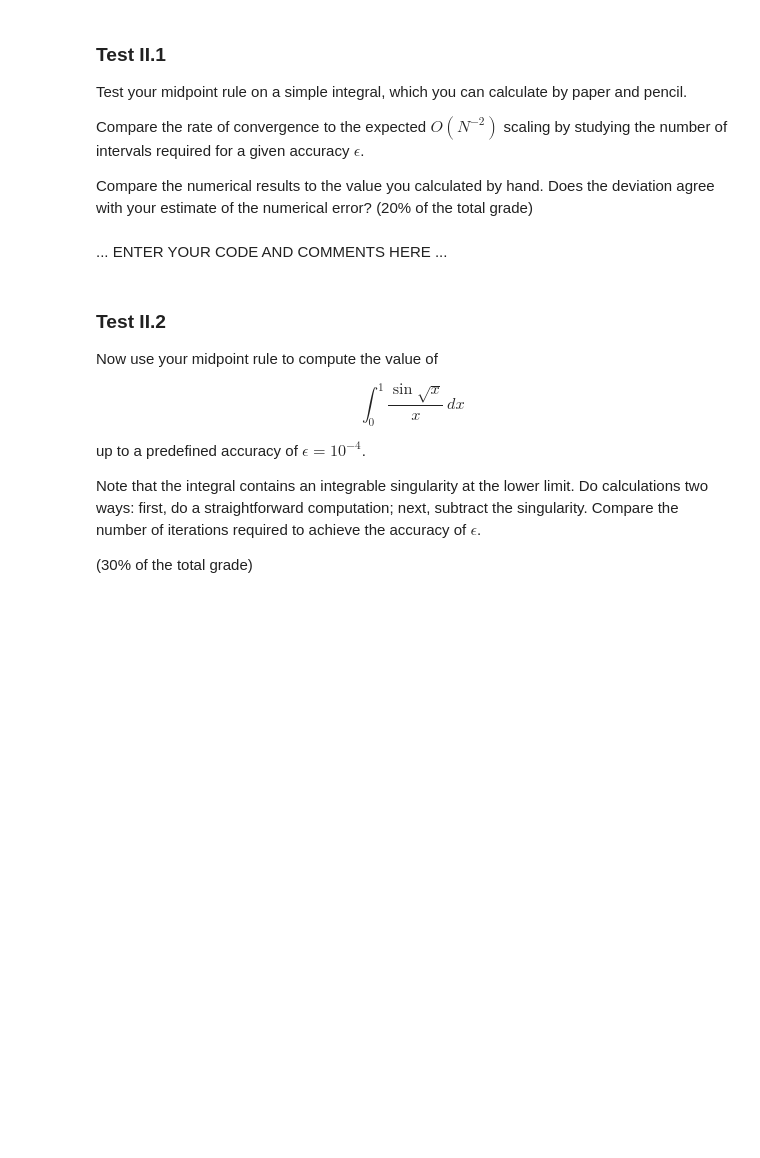
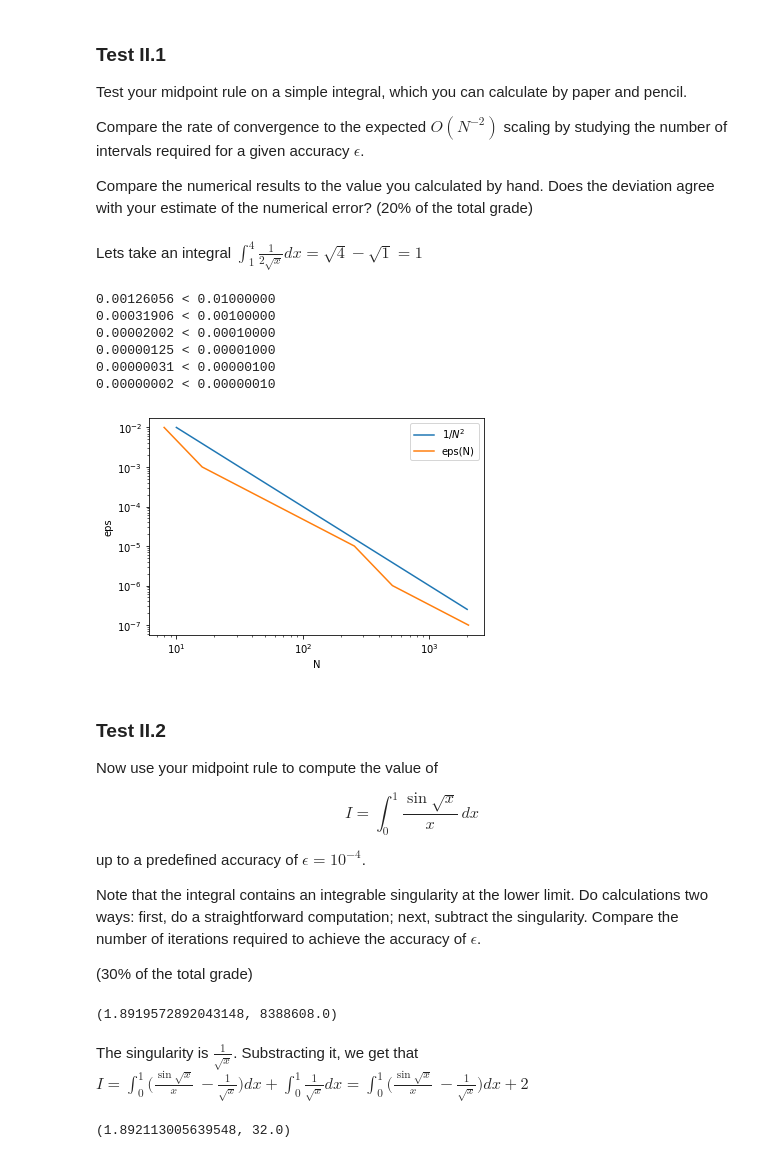
Before and after one commit to DimonNester/CP2020, a Jupyter notebook: week_6_calculus.ipynb, the cells around one changed output. Drawn from its saved outputs; the diff is of its cells as text; code cells hidden in the pictures; blank space fills up the shorter version.

```diff
--- a/week_6_calculus.ipynb
+++ b/week_6_calculus.ipynb
@@ -138,7 +138,19 @@ def midpoint_rule(func, a, b, eps):
     integral : float
         The estimate of $\int_a^b f(x) dx$.
     """
-    # ... ENTER YOUR CODE HERE ...
+    #|I - I_0| = eps, so the loop will start working
+    I_0 = np.inf
+    I = 0
+    N = 1
+
+    while (np.abs(I - I_0) >= eps):
+        dx = (b - a) / N
+        points = np.arange(a + dx / 2, b, dx)
+        I_0 = I
+        I = dx * np.sum([func(i) for i in points])
+        N *= 2
+
+    return (I, N / 2)
 # %% [markdown]
 ### Test II.1
 
@@ -148,15 +160,49 @@ Compare the rate of convergence to the expected $O(N^{-2})$ scaling by studying
 
 Compare the numerical results to the value you calculated by hand. Does the deviation agree with your estimate of the numerical error?
 (20% of the total grade)
-# %% [markdown]
-... ENTER YOUR CODE AND COMMENTS HERE ...
+# %% [markdown]
+Lets take an integral $\int_{1}^{4} \frac{1}{2\sqrt{x}} dx=\sqrt{4}-\sqrt{1} = 1$
+# %%
+func = lambda x: 1 / (2 * np.sqrt(x))
+
+eps = [10**(-2), 10**(-3), 10**(-4), 10**(-5), 10**(-6), 10**(-7)]
+N = []
+for i in eps:
+    I, n = midpoint_rule(func, 1, 4, i)
+    N.append(n)
+    #comparing the difference between 1-I and eps we can estimate whether the result is correct
+    #we expect (1-I to be less than eps)
+    print("%.8f < %.8f" % (1 - I, i))
+
+x = []
+y = []
+for n in range(10,2000):
+    y.append(1 / n**2)
+    x.append(n)
+#the graph will show that convergence is proportional to 1/n^2
+plt.xscale('log')
+plt.yscale('log')
+plt.plot(x, y, label='$1/N^2$')
+plt.plot(N, eps, label='eps(N)')
+plt.xlabel('N')
+plt.ylabel('eps')
+plt.legend()
+plt.show()
+# %% [output]
+0.00126056 < 0.01000000
+0.00031906 < 0.00100000
+0.00002002 < 0.00010000
+0.00000125 < 0.00001000
+0.00000031 < 0.00000100
+0.00000002 < 0.00000010
+[figure, added]
 # %% [markdown]
 ### Test II.2
 
 Now use your midpoint rule to compute the value of
 
 $$
-\int_0^1\! \frac{\sin{\sqrt{x}}}{x}\, dx
+I = \int_0^1\! \frac{\sin{\sqrt{x}}}{x}\, dx
 $$
 
 up to a predefined accuracy of $\epsilon=10^{-4}$.
@@ -168,0 +213,15 @@ Note that the integral contains an integrable singularity at the lower limit. Do
+# %%
+# ... ENTER YOUR CODE HERE ...
+func = lambda x: np.sin(np.sqrt(x)) / x
+
+print(midpoint_rule(func, 0, 1, 1e-4))
+# %% [output]
+(1.8919572892043148, 8388608.0)
+# %% [markdown]
+The singularity is $\frac{1}{\sqrt{x}}$. Substracting it, we get that $I = \int_0^1  \big(\frac{\sin{\sqrt{x}}}{x}\ - \frac{1}{\sqrt{x}} \big) dx + \int_0^1\! \frac{1}{\sqrt{x}} dx = \int_0^1  \big(\frac{\sin{\sqrt{x}}}{x}\ - \frac{1}{\sqrt{x}} \big) dx + 2$
+# %%
+func_1 = lambda x: np.sin(np.sqrt(x)) / x - 1 / np.sqrt(x)
+I, N = midpoint_rule(func_1, 0, 1, 1e-4)
+print((I + 2, N))
+# %% [output]
+(1.892113005639548, 32.0)
```
Also changed, not shown: parts of 2 cells of this notebook.
